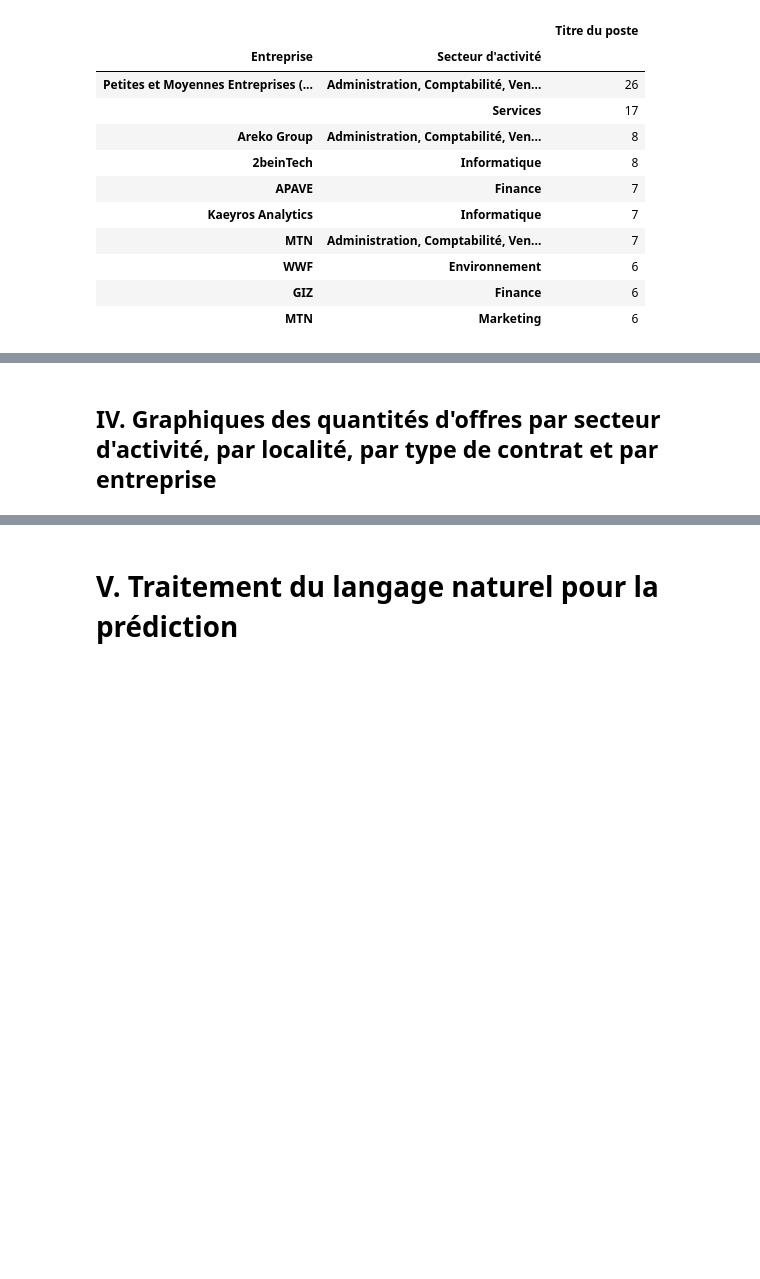
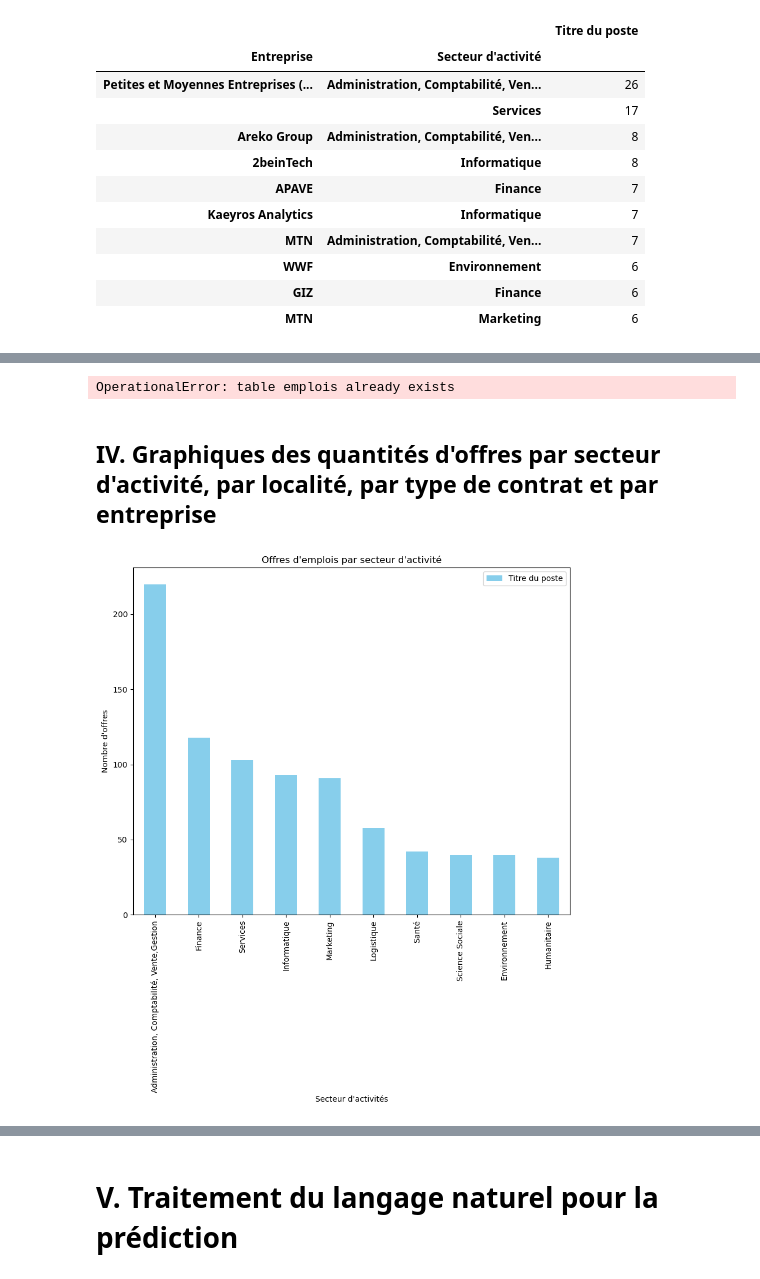
Before and after one commit to Josephe05/projet-fil-rouge, a Jupyter notebook: Analyse_emploi_cameroun.ipynb, the cells around one changed output, grey strips where cells are left out. Saved outputs shown, nothing was run; the diff lists cells and outputs as text; code cells hidden in the pictures; blank space fills up the shorter version.

Commit message:
Add files via upload
Nouveau fichier python d'analyse de l'emploi au cameroun

```diff
--- a/Analyse_emploi_cameroun.ipynb
+++ b/Analyse_emploi_cameroun.ipynb
@@ -45,3 +59,3 @@ translator = GoogleTranslator (source = 'auto', target = 'fr')
 # %%
 # Traduction de la colonne "Compétences" en français
-df["Compétences_traduites"] = df["Compétences"].dropna().apply(translator.translate).apply(getattr, args=('text',))
+#df["Compétences_traduites"] = df["Compétences"].dropna().apply(translator.translate).apply(getattr, args=('text',))
@@ -50,4 +62,4 @@ ConnectionError: ('Connection aborted.', RemoteDisconnected('Remote end closed c
 # %%
 # Traduction de la colonne "Titre du poste" en français
-df["Titre du poste_traduites"] = df["Titre du poste"].dropna().apply(translator.translate).apply(getattr, args=('text',))
+#df["Titre du poste_traduites"] = df["Titre du poste"].dropna().apply(translator.translate).apply(getattr, args=('text',))
 # %% [markdown]
@@ -284,0 +384,20 @@ Offres_Entreprise_secteuractivité.head(10)
+# %%
+# Stockage des données dans une base de données SQL
+# Création de la Base de données et de la table
+import sqlite3
+connexion = sqlite3.connect("emplois_db.sql")
+sql = '''
+CREATE TABLE emplois (
+id_emplois INTEGER PRIMARY KEY AUTOINCREMENT,
+Date_publication DATE NOT NULL,
+Date_limite DATE NOT NULL,
+titre_poste TEXT NOT NULL,
+secteur_activite TEXT NOT NULL,
+type_contrat TEXT NOT NULL,
+experience FLOAT NOT NULL,
+competences TEXT NOT NULL)'''
+cur = connexion.cursor()
+cur.execute(sql)
+connexion.commit()
+# %% [output]
+OperationalError: table emplois already exists
@@ -285,8 +409,10 @@ Offres_Entreprise_secteuractivité.head(10)
 # %% [markdown]
 ## IV. Graphiques des quantités d'offres par secteur d'activité, par localité, par type de contrat et par entreprise
 # %%
-
+# Offres d'emplois par secteur d'activités
 Offres_Catégories.head(10).plot(kind ="bar",figsize = (10,8),color = "skyblue", title ="Offres d\'emplois par secteur d\'activité")
-plot.xlabel('Secteur d\'activités')
-plot.ylabel('Nombre d\'offres')
+plt.xlabel('Secteur d\'activités')
+plt.ylabel('Nombre d\'offres')
 plt.show ()
+# %% [output]
+[figure, added]
```
Also changed, not shown: parts of 55 cells of this notebook.
